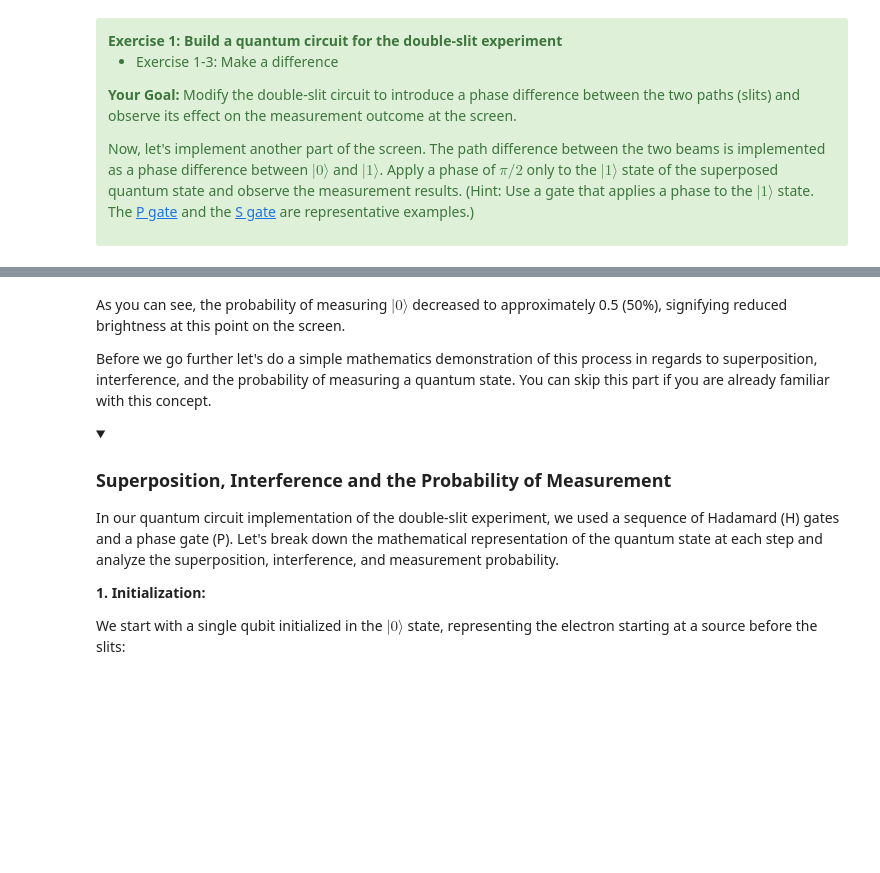
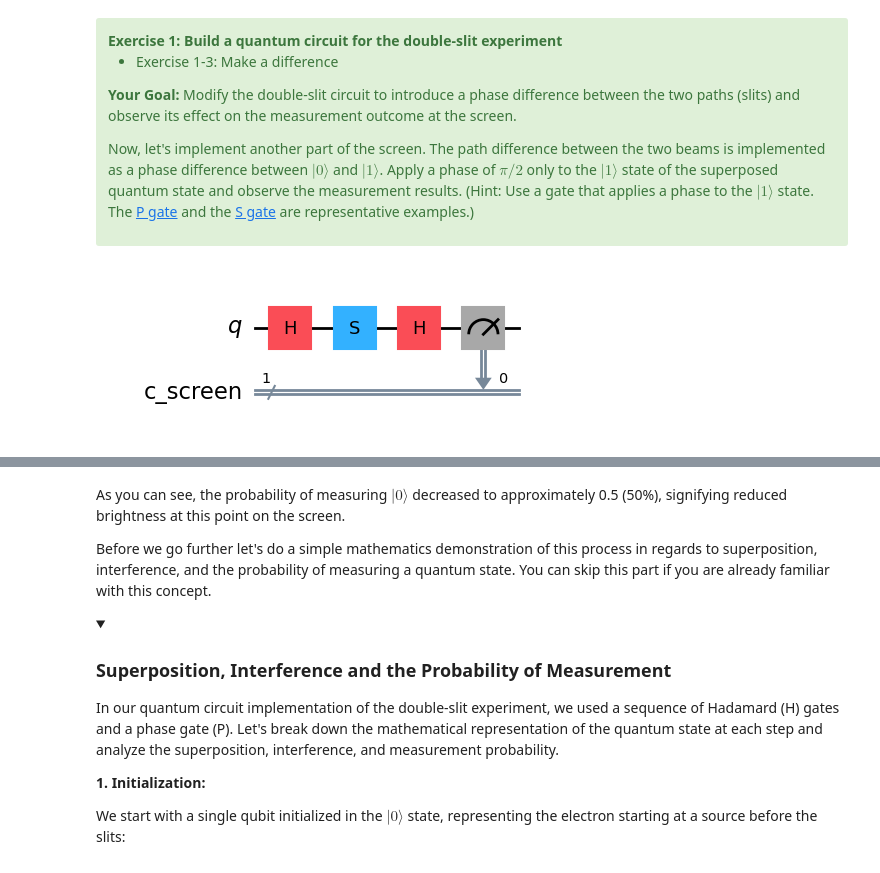
Before and after one commit to zargon01/qgss-2025, a Jupyter notebook: lab-1/lab1.ipynb, the cells around one changed output, grey strips where cells are left out. Drawn from its saved outputs; the diff is of its cells as text; code cells hidden in the pictures; folded sections open; blank space fills up the shorter version.

```diff
--- a/lab-1/lab1.ipynb
+++ b/lab-1/lab1.ipynb
@@ -211,18 +239,23 @@ Now, let's implement another part of the screen. The path difference between the
 # %%
 qr = QuantumRegister(1, name='q')
 cr = ClassicalRegister(1, name='c_screen')
 
 double_slit_with_difference = QuantumCircuit(qr, cr)
 double_slit_with_difference.h(0)
 
 #your code here
 
+# Apply phase shift to |1⟩ state to simulate path difference
+double_slit_with_difference.s(0)
+
 
 #end of your code
 
 double_slit_with_difference.h(0)
 double_slit_with_difference.measure(qr, cr)
 double_slit_with_difference.draw('mpl')
+# %% [output]
+[figure, added]
 # %%
 # Submit your answer using the following code
 grade_lab1_ex1_3(double_slit_with_difference)
```
Also changed, not shown: parts of 28 cells of this notebook.
